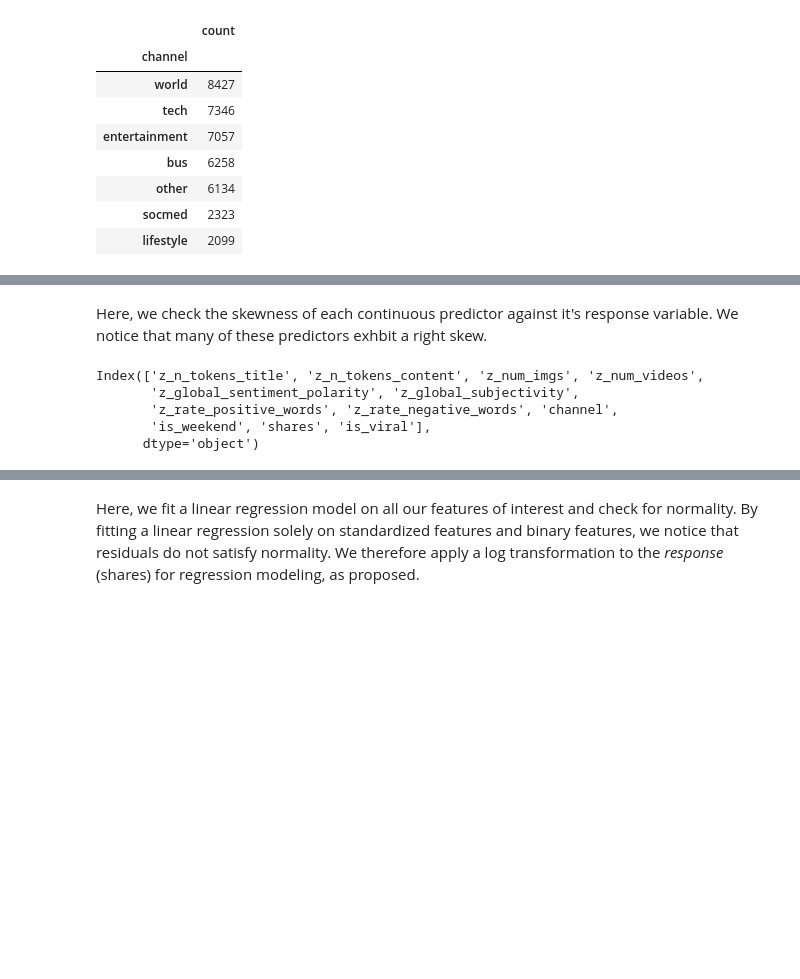
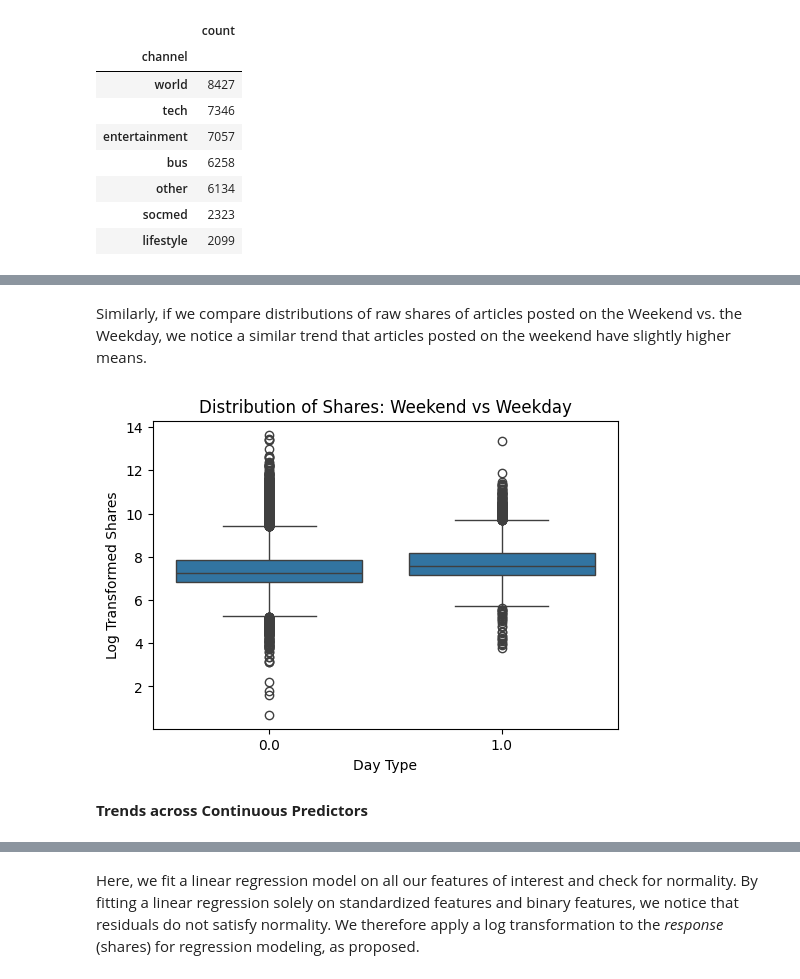
Before and after one commit to katiehanni/MATH_189_final_project, a Jupyter notebook: analysis/analysis.ipynb, the cells around one changed output, grey strips where cells are left out. Cells and saved outputs as stored; diff of their text form; code cells hidden in the pictures; blank space fills up the shorter version.

Commit message:
finish eda, add univariate plots for response and categorical

```diff
--- a/analysis/analysis.ipynb
+++ b/analysis/analysis.ipynb
@@ -309,10 +336,14 @@ Univariate distribution for categorical predictors:
+# %% [markdown]
+Similarly, if we compare distributions of raw shares of articles posted on the Weekend vs. the Weekday, we notice a similar trend that articles posted on the weekend have slightly higher means.
+# %%
+plt.figure(figsize=(6,4))
+sns.boxplot(x='is_weekend', y=np.log1p(online['shares']), data=online)
+
+plt.xlabel('Day Type')
+plt.ylabel('Log Transformed Shares')
+plt.title('Distribution of Shares: Weekend vs Weekday')
+plt.show()
+# %% [output]
+[figure, added]
 # %% [markdown]
-Here, we check the skewness of each continuous predictor against it's response variable. We notice that many of these predictors exhbit a right skew.
+**Trends across Continuous Predictors**
-# %%
-online.columns
-# %% [output]
-Index(['z_n_tokens_title', 'z_n_tokens_content', 'z_num_imgs', 'z_num_videos',
-       'z_global_sentiment_polarity', 'z_global_subjectivity',
-       'z_rate_positive_words', 'z_rate_negative_words', 'channel',
-       'is_weekend', 'shares', 'is_viral'],
-      dtype='object')
```
Also changed, not shown: parts of 14 cells of this notebook.
